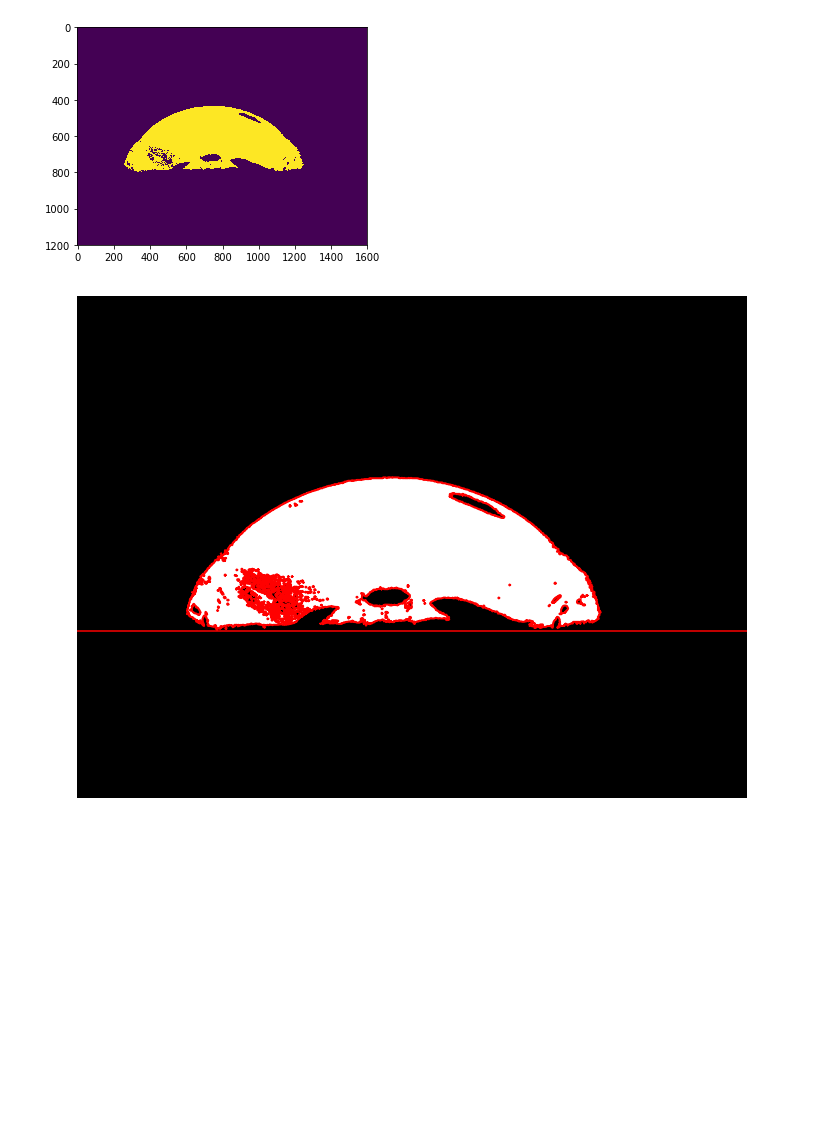
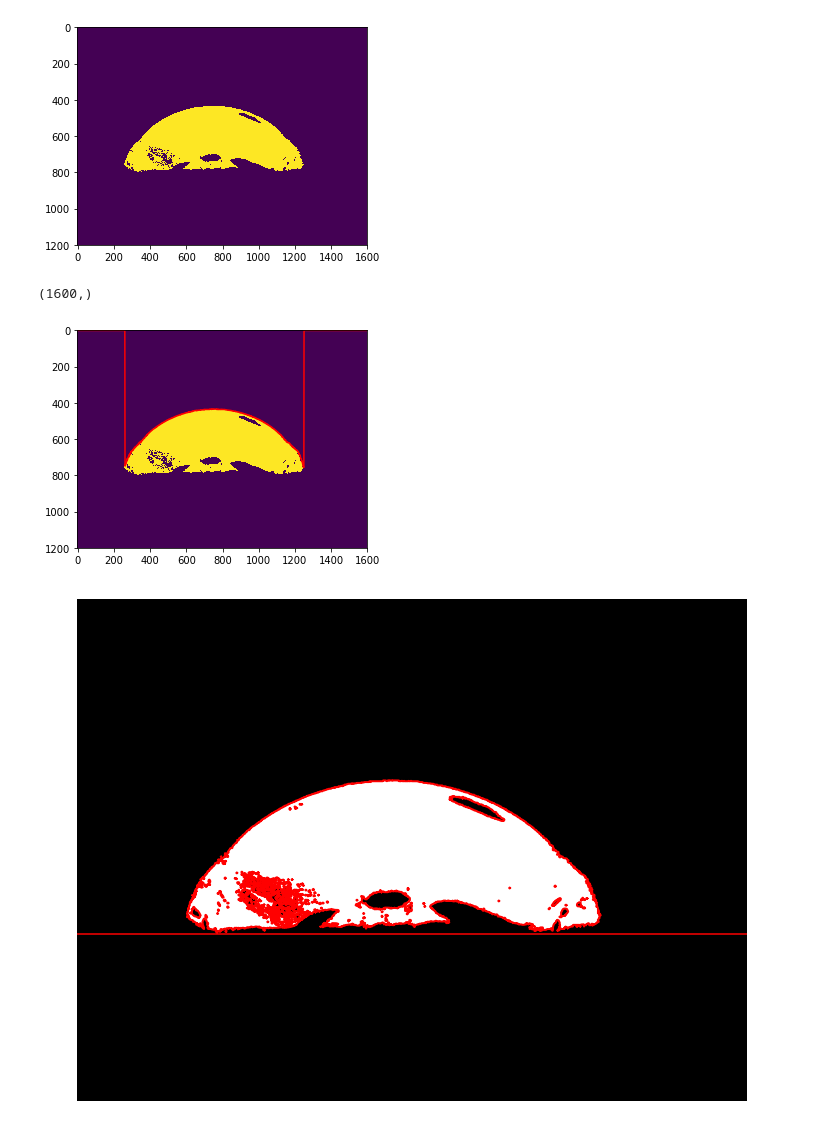
Before and after one commit to andres-patrignani/pynotes, a Jupyter notebook: notebooks/image_analysis_contact_angle.ipynb, the cells around one changed output. Cells and saved outputs as stored; diff of their text form; code cells hidden in the pictures; blank space fills up the shorter version.

```diff
--- a/notebooks/image_analysis_contact_angle.ipynb
+++ b/notebooks/image_analysis_contact_angle.ipynb
@@ -23,6 +23,17 @@ plt.imshow(idx_drop)
 plt.show()
 # %% [output]
 [figure]
+# %%
+min_rows = np.argmax(idx_drop, axis=0)
+min_rows.shape
+# %% [output]
+(1600,)
+# %%
+plt.imshow(idx_drop)
+plt.plot(np.arange(1600),min_rows, c='r')
+plt.show()
+# %% [output]
+[figure, added]
 # %%
 from skimage.feature import canny
 edges = canny(idx_drop, sigma=3, low_threshold=10, high_threshold=50)
```
Also changed, not shown: parts of 2 cells of this notebook, 14 other files.
